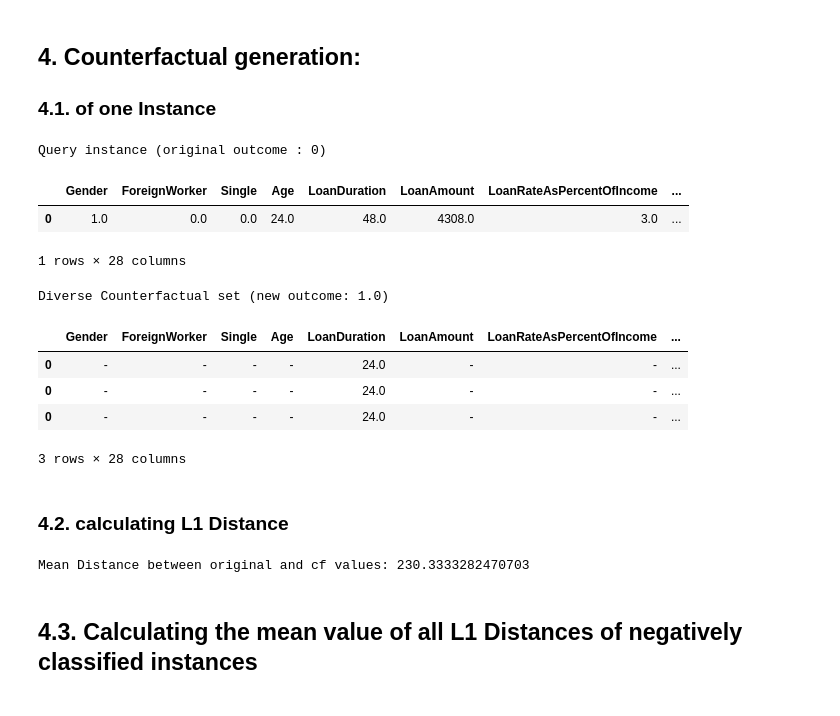
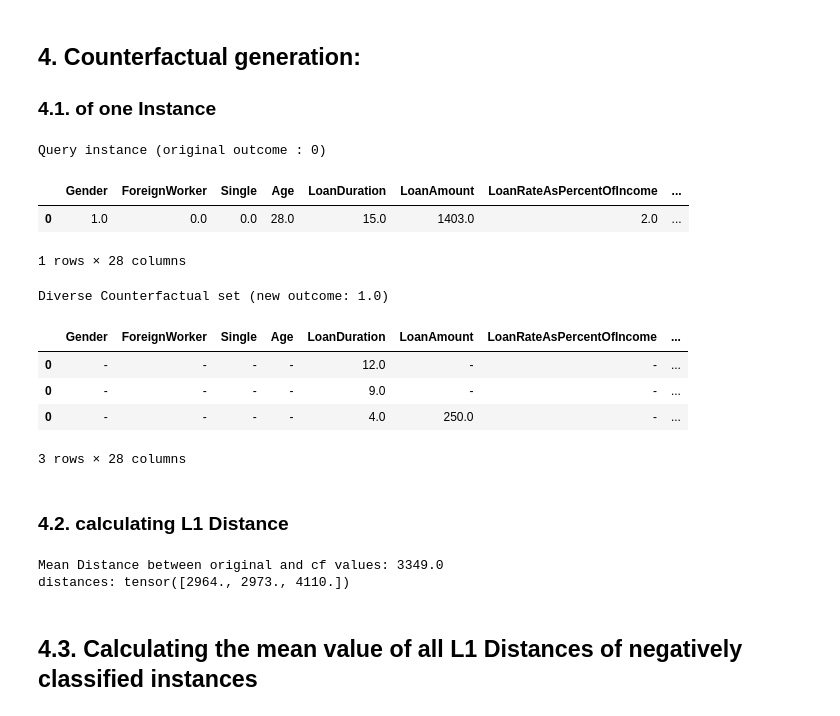
Before and after one commit to ahmedhammami2002/BachelorArbeitSoSe2025, a Jupyter notebook: ClassificationDice.ipynb, the cells around one changed output. Drawn from its saved outputs; the diff is of its cells as text; code cells hidden in the pictures.

```diff
--- a/ClassificationDice.ipynb
+++ b/ClassificationDice.ipynb
@@ -47,12 +47,19 @@ model = NeuralNetwork(X.shape[1], 200, 2)
 # %%
 from sklearn.metrics import f1_score, accuracy_score
 
-epochs = 1001
+patience = 100
+delta = 0.001
+best_test_loss = float('inf')
+counter = 0
+
+epochs = 1500
 
 train_losses = []
 test_losses = []
 train_f1_scores = []
 test_f1_scores = []
+train_accuracies = []
+test_accuracies = []
 
 
 loss_fn = nn.CrossEntropyLoss()
@@ -68,7 +75,8 @@ for epoch in range(epochs):
     f1_score_training = f1_score(
         y_true=y_train.cpu().detach().numpy(),
         y_pred=y_pred.cpu().detach().numpy())
-
+    accuracy_training = accuracy_score(y_true=y_train.cpu().detach().numpy(),
+                                       y_pred=y_pred.cpu().detach().numpy())
     optimizer.zero_grad()
     loss.backward()
     optimizer.step()
@@ -83,12 +91,31 @@ for epoch in range(epochs):
         f1_score_test = f1_score(
             y_true=y_test.cpu().detach().numpy(),
             y_pred=test_pred.cpu().detach().numpy())
+        accuracy_testing = accuracy_score(
+            y_true=y_test.cpu().detach().numpy(),
+            y_pred=test_pred.cpu().detach().numpy())
+
+    # early stopping
+    if test_loss.item() < best_test_loss - delta:
+        best_test_loss = test_loss.item()
+        counter = 0
+        best_model_state = model.state_dict()
+    else:
+        counter += 1
+        if counter >= patience:
+            print(f"⏹️ Early stopping at epoch {epoch} ")
+            break
 
     train_losses.append(loss.item())
     test_losses.append(test_loss.item())
     train_f1_scores.append(f1_score_training)
     test_f1_scores.append(f1_score_test)
+    train_accuracies.append(accuracy_training)
+    test_accuracies.append(accuracy_testing)
 
     if epoch % 100 == 0:
-        print(f"Epoch: {epoch} | Loss: {loss:.5f}, F1-Training: {f1_score_training:.2f}% | Test loss: {test_loss:.5f}, F1-Testing: {f1_score_test:.2f}%")
+        print(f"Epoch: {epoch} | Loss: {loss:.5f}, F1-Training: {f1_score_training:.2f}%, Accuracy-Training: {accuracy_training:.2f}% | Test loss: {test_loss:.5f}, F1-Testing: {f1_score_test:.2f}%, Accuracy-Test: {accuracy_testing:.2f}%")
+
+
+model.load_state_dict(best_model_state)
 # %% [output]
@@ -172,29 +207,29 @@ exp = dice_ml.Dice(
 )
 # %%
 
-query_instance = X[11:12]
+query_instance = X[14:15]
 query_df = pd.DataFrame(query_instance, columns=feature_names)
 
 
 #  generate counterfactuals
 dice_exp = exp.generate_counterfactuals(
     query_df,
     total_CFs=3,
     desired_class="opposite",
     features_to_vary = actionable_features
 )
 
 dice_exp.visualize_as_dataframe(show_only_changes=True)
 # %% [output]
 Query instance (original outcome : 0)
 |  | Gender | ForeignWorker | Single | Age | LoanDuration | LoanAmount | LoanRateAsPercentOfIncome | ... |
-| 0 | 1.0 | 0.0 | 0.0 | 24.0 | 48.0 | 4308.0 | 3.0 | ... |
+| 0 | 1.0 | 0.0 | 0.0 | 28.0 | 15.0 | 1403.0 | 2.0 | ... |
 1 rows × 28 columns
 Diverse Counterfactual set (new outcome: 1.0)
 |  | Gender | ForeignWorker | Single | Age | LoanDuration | LoanAmount | LoanRateAsPercentOfIncome | ... |
-| 0 | - | - | - | - | 24.0 | - | - | ... |
-| 0 | - | - | - | - | 24.0 | - | - | ... |
-| 0 | - | - | - | - | 24.0 | - | - | ... |
+| 0 | - | - | - | - | 12.0 | - | - | ... |
+| 0 | - | - | - | - | 9.0 | - | - | ... |
+| 0 | - | - | - | - | 4.0 | 250.0 | - | ... |
 3 rows × 28 columns
 # %% [markdown]
 ### 4.2. calculating L1 Distance
@@ -207,8 +242,10 @@ distances = torch.norm(original - cf_tensor, p=1, dim=1)
 distance_mean = distances.mean().item()
 
 print("Mean Distance between original and cf values:", distance_mean)
+print("distances:", distances)
 # %% [output]
-Mean Distance between original and cf values: 230.3333282470703
+Mean Distance between original and cf values: 3349.0
+distances: tensor([2964., 2973., 4110.])
 # %% [markdown]
 ## 4.3. Calculating the mean value of all L1 Distances of negatively classified instances
 # %%
```
Also changed, not shown: parts of 14 cells of this notebook.
